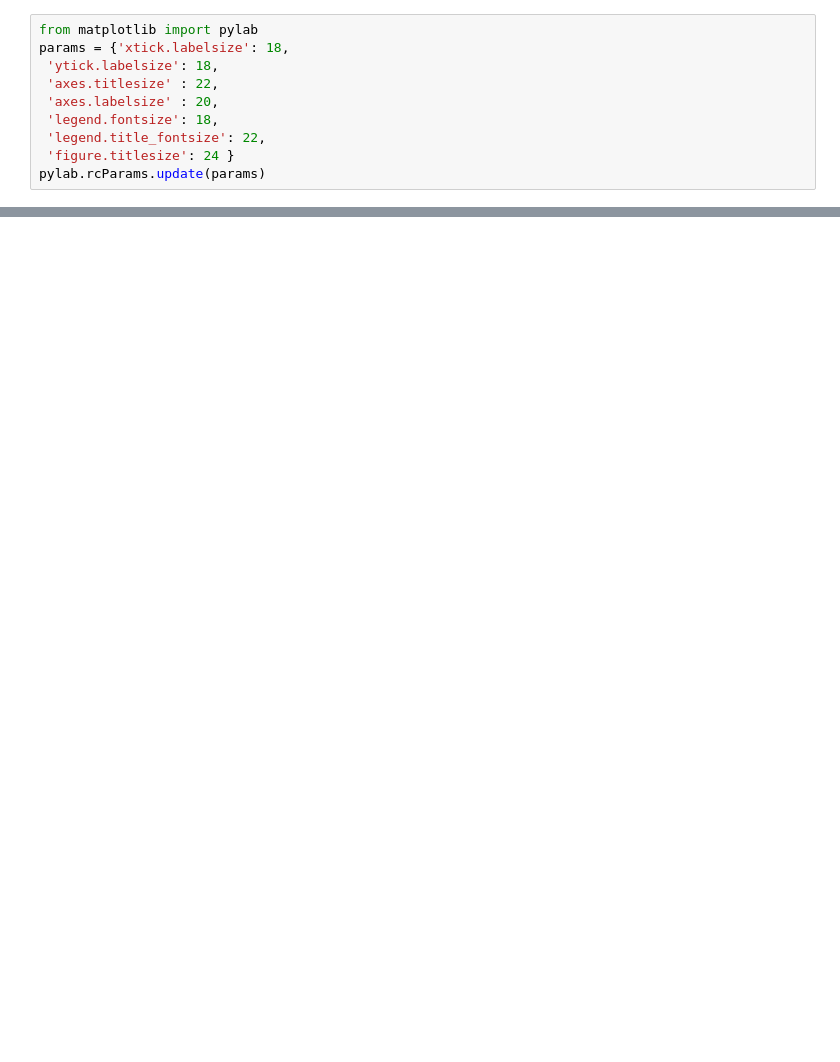
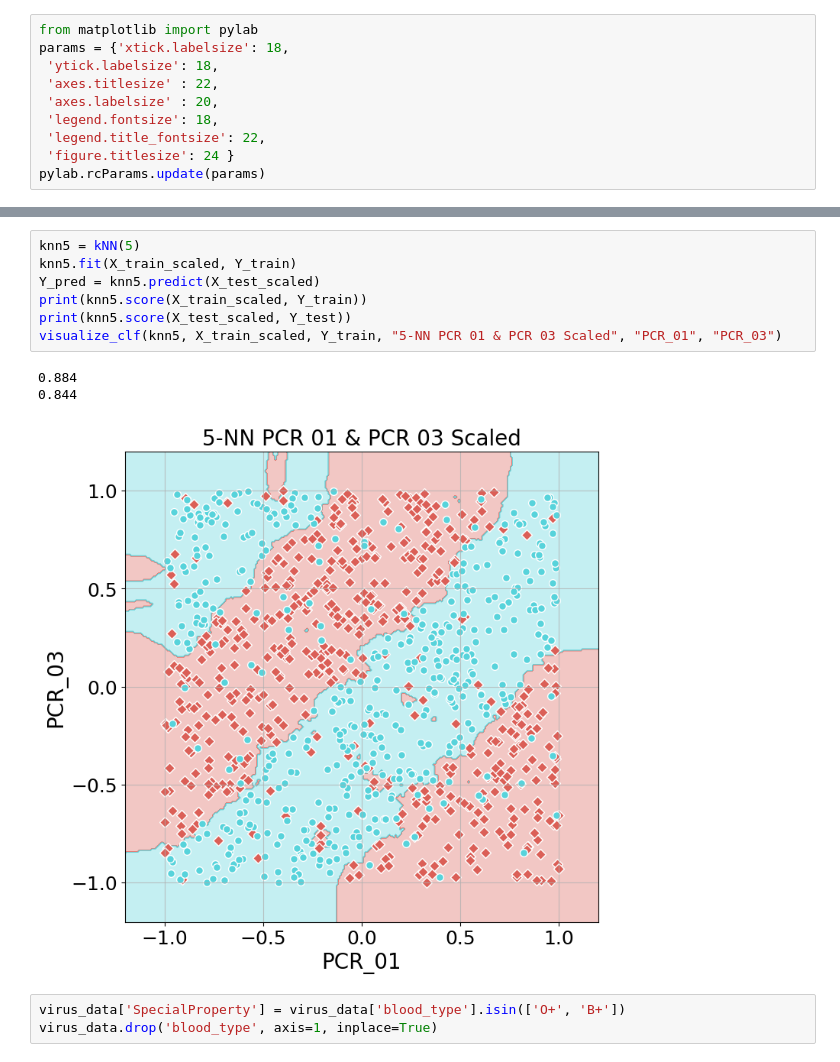
Before and after one commit to Strugoeden121/ATAM1, a Jupyter notebook: Major_HW1_314884602_324490135.ipynb, the cells around one changed output, grey strips where cells are left out. Cells and saved outputs as stored; diff of their text form; blank space fills up the shorter version.

```diff
--- a/Major_HW1_314884602_324490135.ipynb
+++ b/Major_HW1_314884602_324490135.ipynb
@@ -44,0 +191,14 @@ Name: conversations_per_day, dtype: int64
+# %%
+knn5 = kNN(5)
+knn5.fit(X_train_scaled, Y_train)
+Y_pred = knn5.predict(X_test_scaled)
+print(knn5.score(X_train_scaled, Y_train))
+print(knn5.score(X_test_scaled, Y_test))
+visualize_clf(knn5, X_train_scaled, Y_train, "5-NN PCR 01 & PCR 03 Scaled", "PCR_01", "PCR_03")
+# %% [output]
+0.884
+0.844
+[figure, added]
+# %%
+virus_data['SpecialProperty'] = virus_data['blood_type'].isin(['O+', 'B+'])
+virus_data.drop('blood_type', axis=1, inplace=True)
```
Also changed, not shown: parts of 22 cells of this notebook.
